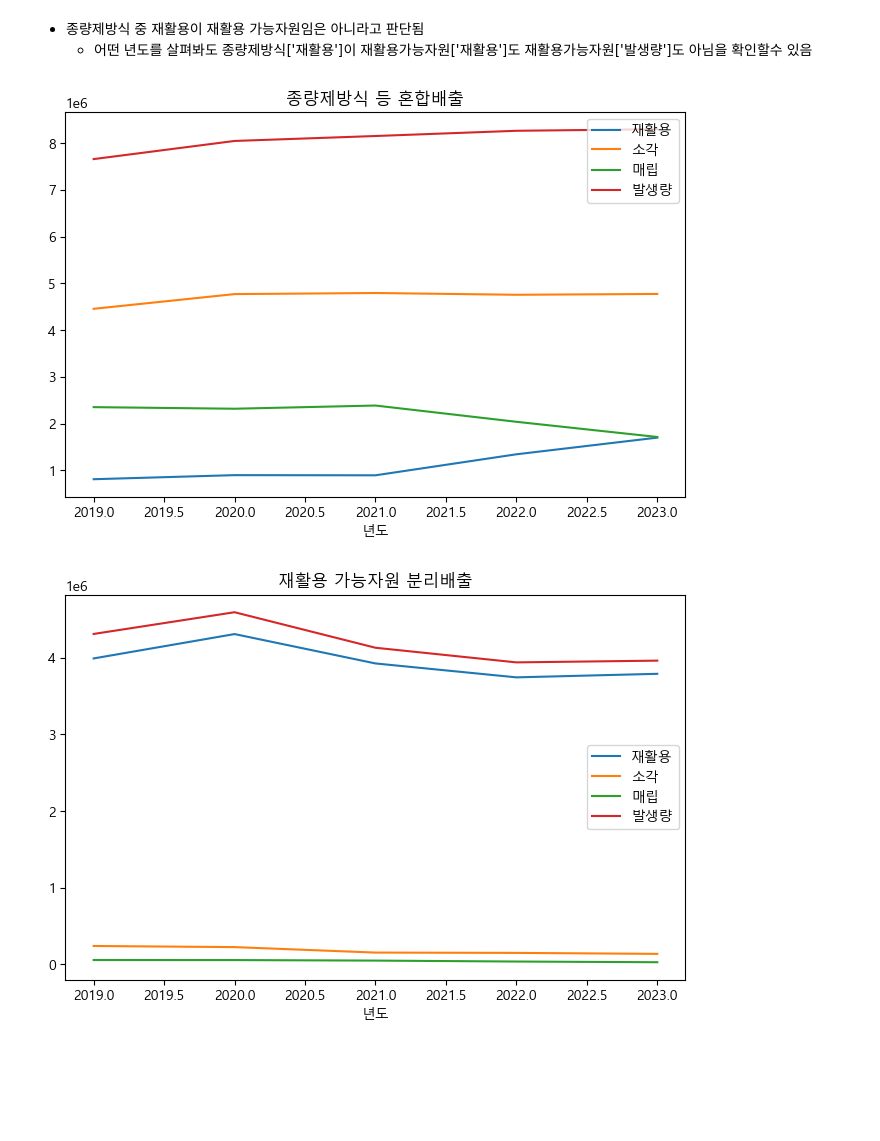
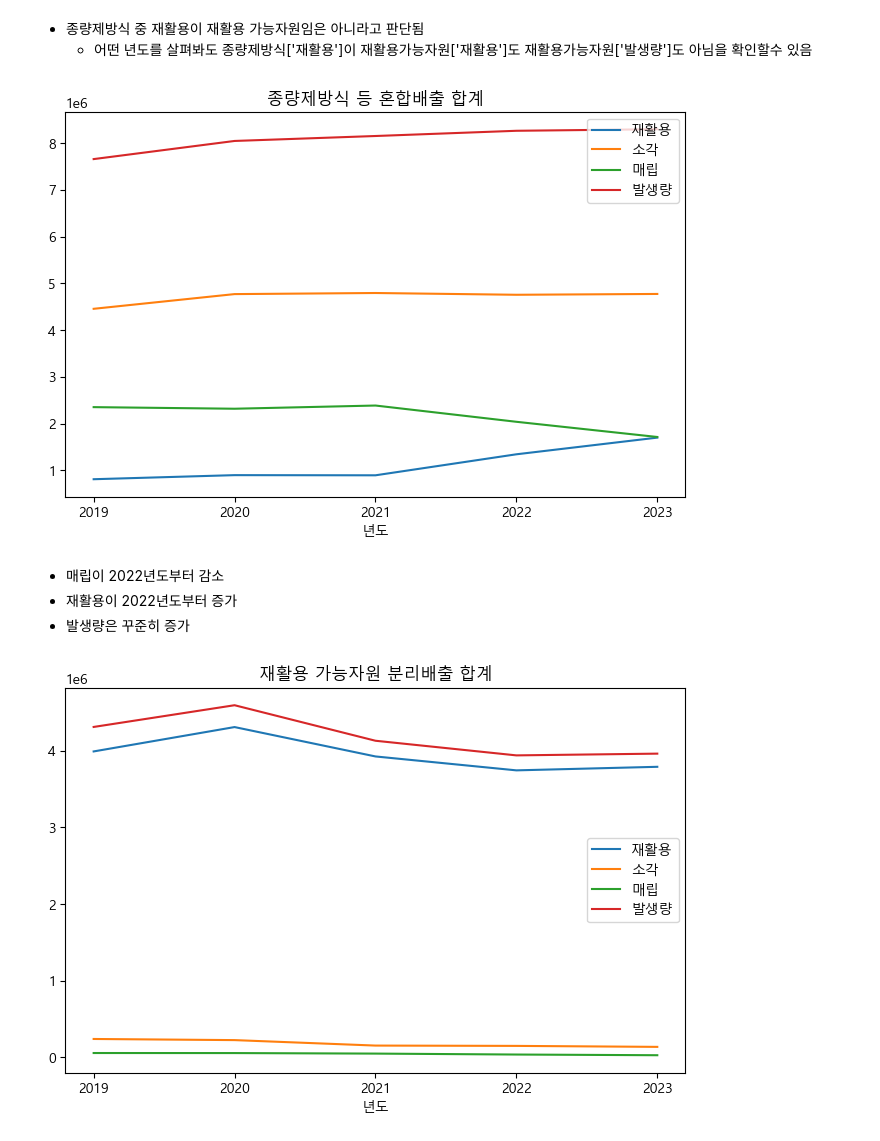
Before and after one commit to kimsang0220/Busan_Big_Data, a Jupyter notebook: NMJ/4차_EDA_쓰레기데이터.ipynb, the cells around one changed output. Cells and saved outputs as stored; diff of their text form; code cells hidden in the pictures; blank space fills up the shorter version.

```diff
--- a/NMJ/4차_EDA_쓰레기데이터.ipynb
+++ b/NMJ/4차_EDA_쓰레기데이터.ipynb
@@ -173,19 +173,23 @@ waste_group1_year
 # %%
 forplot = waste_group1_year[waste_group1_year['폐기물_종류']=='종량제방식 등 혼합배출']
 plt.figure(figsize=(8,5))
 
 plt.plot(forplot['연도'], forplot['재활용'], label = '재활용')
 plt.plot(forplot['연도'], forplot['소각'], label = '소각')
 plt.plot(forplot['연도'], forplot['매립'], label = '매립')
 plt.plot(forplot['연도'], forplot['발생량'], label = '발생량')
 
 plt.xlabel('년도')
-
+plt.xticks(forplot['연도'])
 plt.legend()
-plt.title('종량제방식 등 혼합배출')
+plt.title('종량제방식 등 혼합배출 합계')
 plt.show()
 # %% [output]
-[figure, old version]
+[figure, new version]
+# %% [markdown]
+- 매립이 2022년도부터 감소
+- 재활용이 2022년도부터 증가
+- 발생량은 꾸준히 증가
 # %%
 forplot = waste_group1_year[waste_group1_year['폐기물_종류']=='재활용 가능자원  분리배출']
 plt.figure(figsize=(8,5))
@@ -196,9 +200,10 @@ plt.plot(forplot['연도'], forplot['매립'], label = '매립')
 plt.plot(forplot['연도'], forplot['발생량'], label = '발생량')
 
 plt.xlabel('년도')
+plt.xticks(forplot['연도'])
 
 plt.legend()
-plt.title('재활용 가능자원 분리배출')
+plt.title('재활용 가능자원 분리배출 합계')
 plt.show()
 # %% [output]
-[figure, old version]
+[figure, new version]
```
Also changed, not shown: parts of 18 cells of this notebook.
